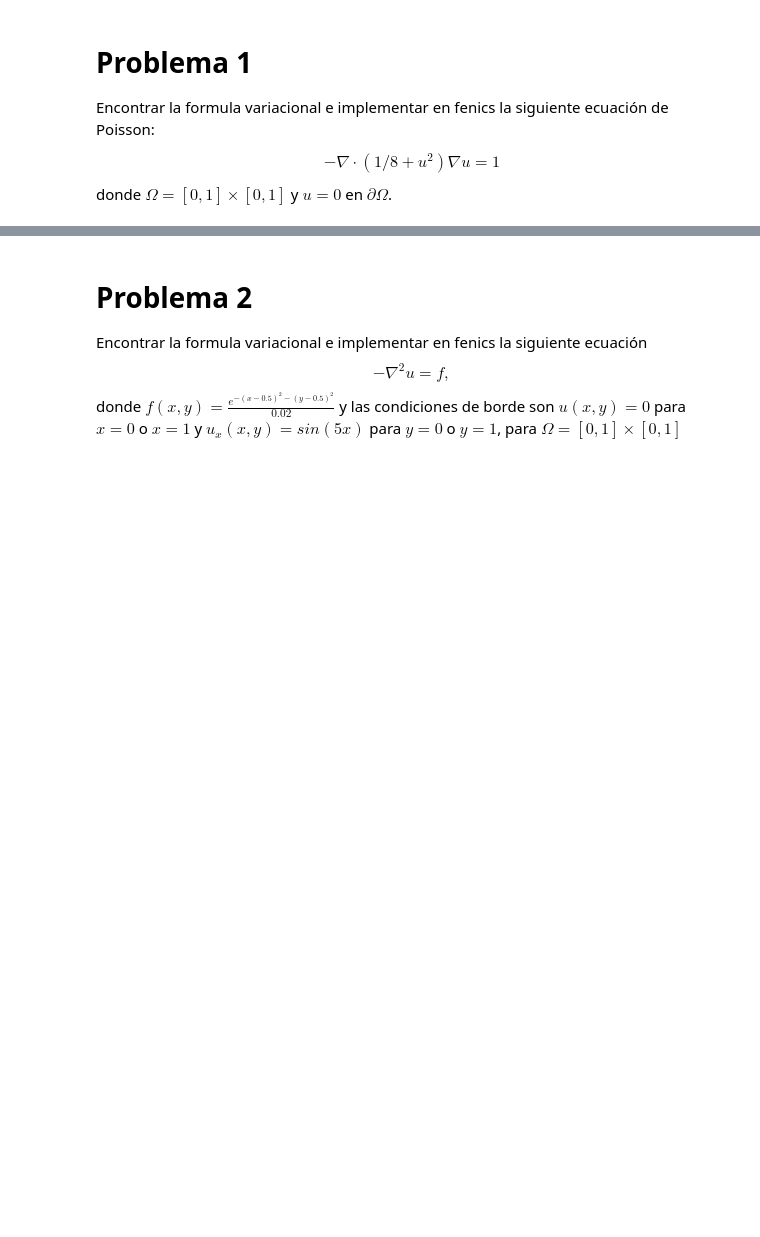
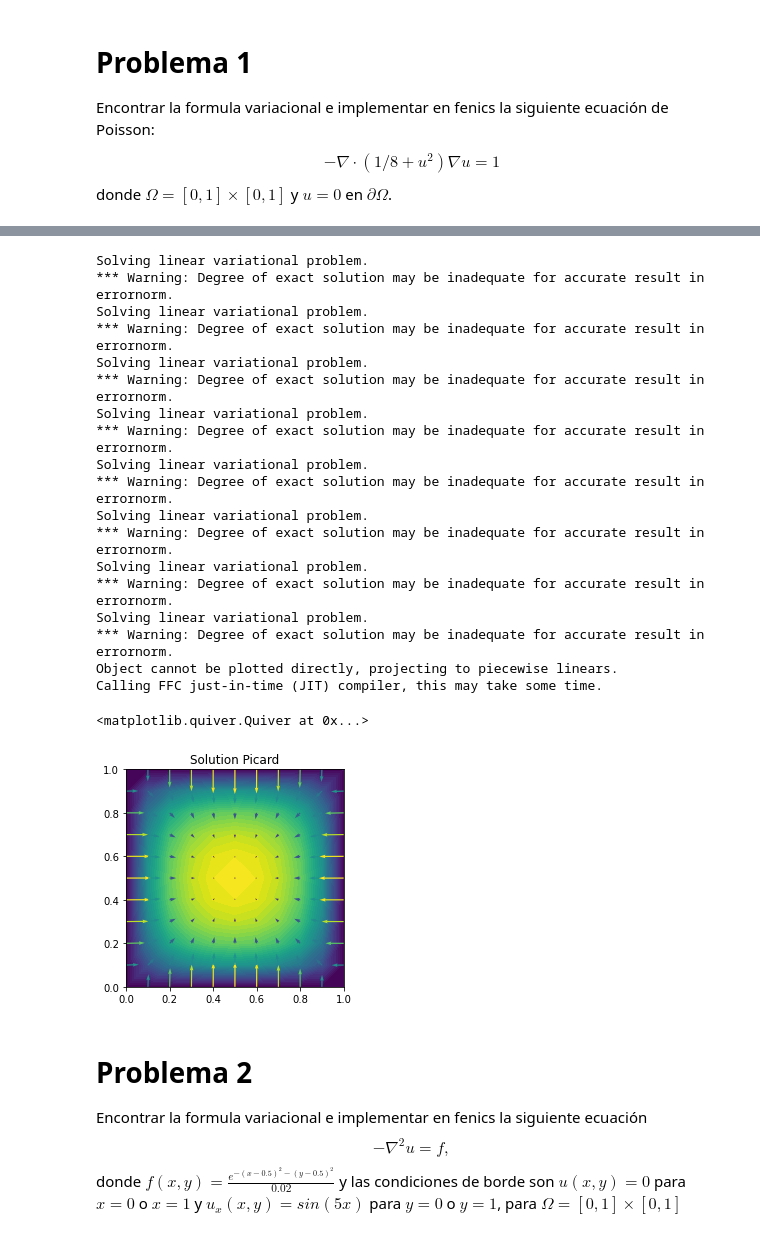
Before and after one commit to suribe06/Modeling-Simulation-2, a Jupyter notebook: FEniCS/parcial2.ipynb, the cells around one changed output, grey strips where cells are left out. Cells and saved outputs as stored; diff of their text form; code cells hidden in the pictures; blank space fills up the shorter version.

```diff
--- a/FEniCS/parcial2.ipynb
+++ b/FEniCS/parcial2.ipynb
@@ -14,3 +29,59 @@ donde $\Omega=[0,1]\times[0,1]$ y $u=0$ en $\partial\Omega$.
+# %%
+# Define mesh and function space
+nx = ny = 10
+mesh = UnitSquareMesh(nx, ny)
+V = FunctionSpace(mesh, 'Lagrange', 2)
+
+# Define boundary condition
+g = Constant(0.0)
+bc = DirichletBC(V, g, 'on_boundary')
+
+# Define parameters
+def alpha_(u):
+    return u*u + (1/8)
+
+# Define variational problem
+u = TrialFunction(V)
+v = TestFunction(V)
+u_k = interpolate(g,V)
+a = alpha_(u_k)*inner(nabla_grad(u), nabla_grad(v))*dx
+L = v*dx
+
+# Picard iteration
+u = Function(V)
+eps = 1
+tol = 1.0E-5
+iter = 0
+maxiter = 25
+while eps > tol and iter < maxiter:
+    iter += 1
+    solve(a == L, u, bc)
+    eps = errornorm(u_k, u, norm_type='L2', degree_rise=3)
+    u_k.assign(u)
+
+plot(u)
+plot(nabla_grad(u), title="Solution Picard")
+# %% [output]
+Solving linear variational problem.
+*** Warning: Degree of exact solution may be inadequate for accurate result in errornorm.
+Solving linear variational problem.
+*** Warning: Degree of exact solution may be inadequate for accurate result in errornorm.
+Solving linear variational problem.
+*** Warning: Degree of exact solution may be inadequate for accurate result in errornorm.
+Solving linear variational problem.
+*** Warning: Degree of exact solution may be inadequate for accurate result in errornorm.
+Solving linear variational problem.
+*** Warning: Degree of exact solution may be inadequate for accurate result in errornorm.
+Solving linear variational problem.
+*** Warning: Degree of exact solution may be inadequate for accurate result in errornorm.
+Solving linear variational problem.
+*** Warning: Degree of exact solution may be inadequate for accurate result in errornorm.
+Solving linear variational problem.
+*** Warning: Degree of exact solution may be inadequate for accurate result in errornorm.
+Object cannot be plotted directly, projecting to piecewise linears.
+Calling FFC just-in-time (JIT) compiler, this may take some time.
+<matplotlib.quiver.Quiver at 0x...>
+[figure, added]
 # %% [markdown]
 # Problema 2
 Encontrar la formula variacional e implementar en fenics la siguiente ecuación
```
Also changed, not shown: parts of 8 cells of this notebook, 51 other files.
